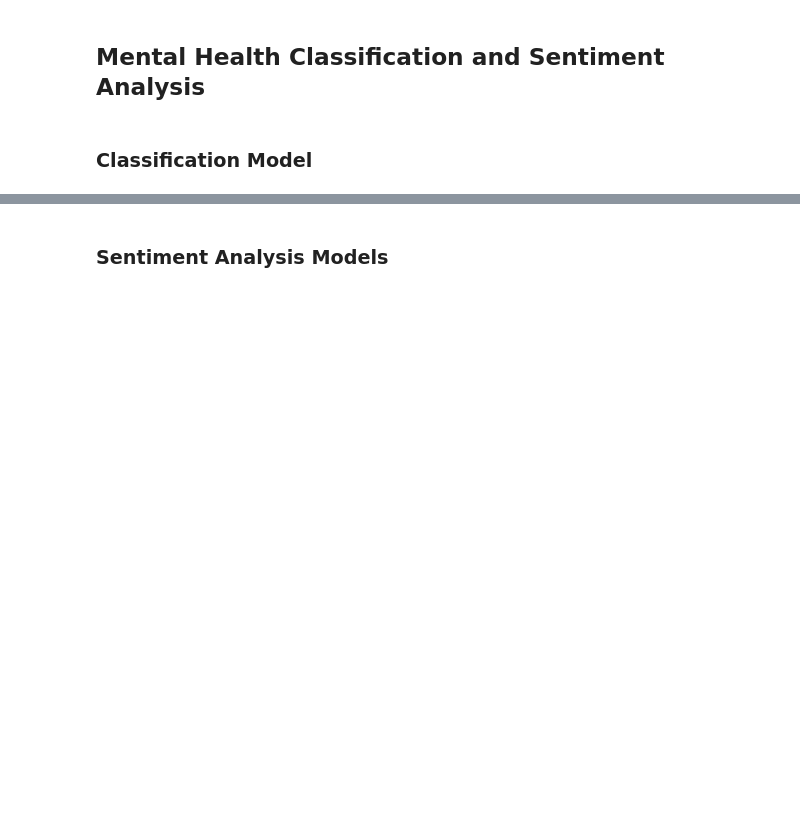
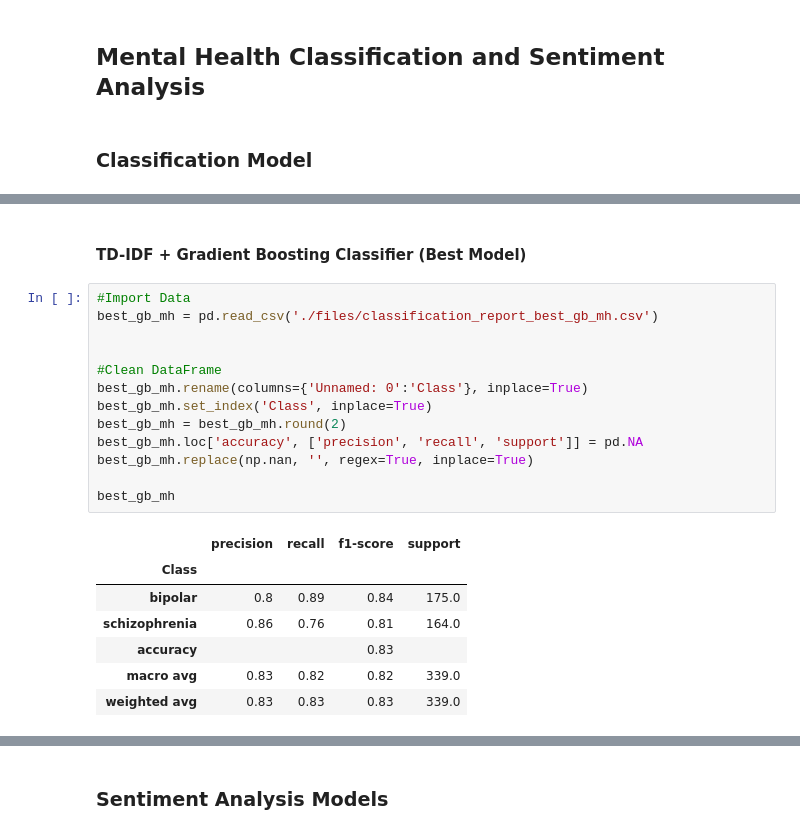
Before and after one commit to KyeraFrancis/NLP_Classification_Sentiment_analysis, a Jupyter notebook: 4_CONCLUSIONS_VIZ/findings.ipynb, the cells around one changed output, grey strips where cells are left out. Drawn from its saved outputs; the diff is of its cells as text; blank space fills up the shorter version.

```diff
--- a/4_CONCLUSIONS_VIZ/findings.ipynb
+++ b/4_CONCLUSIONS_VIZ/findings.ipynb
@@ -144,0 +173,23 @@ base_lr
+# %% [markdown]
+#### TD-IDF + Gradient Boosting Classifier (Best Model)
+# %%
+#Import Data
+best_gb_mh = pd.read_csv('./files/classification_report_best_gb_mh.csv')
+
+
+#Clean DataFrame
+best_gb_mh.rename(columns={'Unnamed: 0':'Class'}, inplace=True)
+best_gb_mh.set_index('Class', inplace=True)
+best_gb_mh = best_gb_mh.round(2)
+best_gb_mh.loc['accuracy', ['precision', 'recall', 'support']] = pd.NA
+best_gb_mh.replace(np.nan, '', regex=True, inplace=True)
+
+best_gb_mh
+# %% [output]
+|  | precision | recall | f1-score | support |
+| Class |  |  |  |  |
+| bipolar | 0.8 | 0.89 | 0.84 | 175.0 |
+| schizophrenia | 0.86 | 0.76 | 0.81 | 164.0 |
+| accuracy |  |  | 0.83 |  |
+| macro avg | 0.83 | 0.82 | 0.82 | 339.0 |
+| weighted avg | 0.83 | 0.83 | 0.83 | 339.0 |
```
Also changed, not shown: parts of 20 cells of this notebook, 19 other files.
